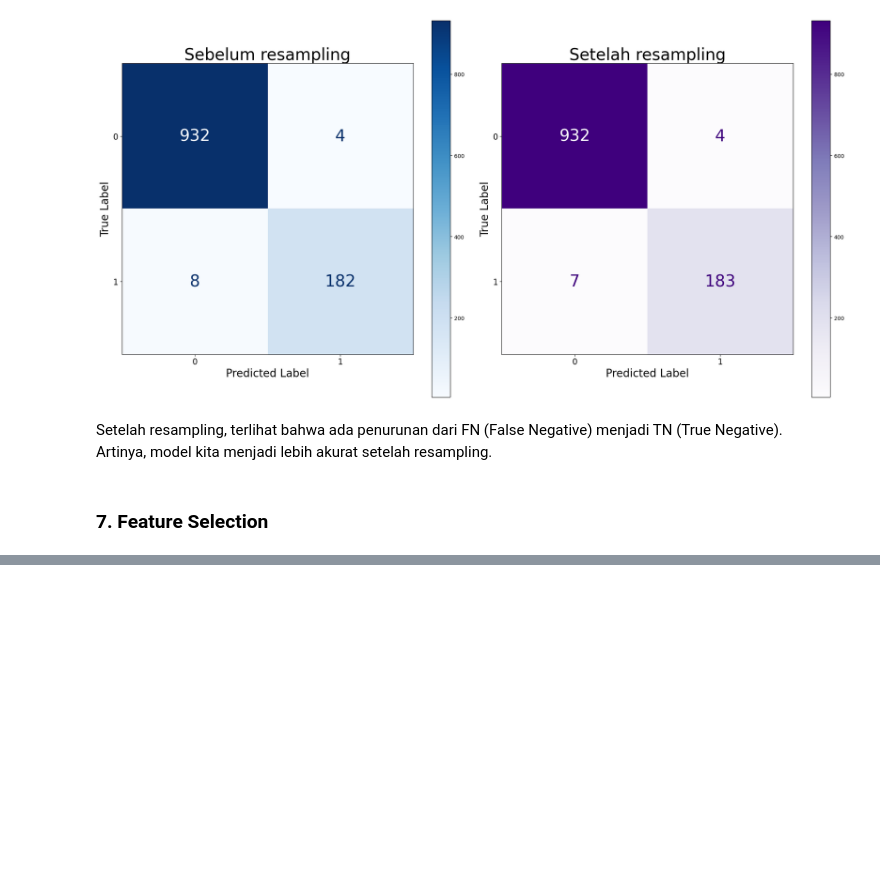
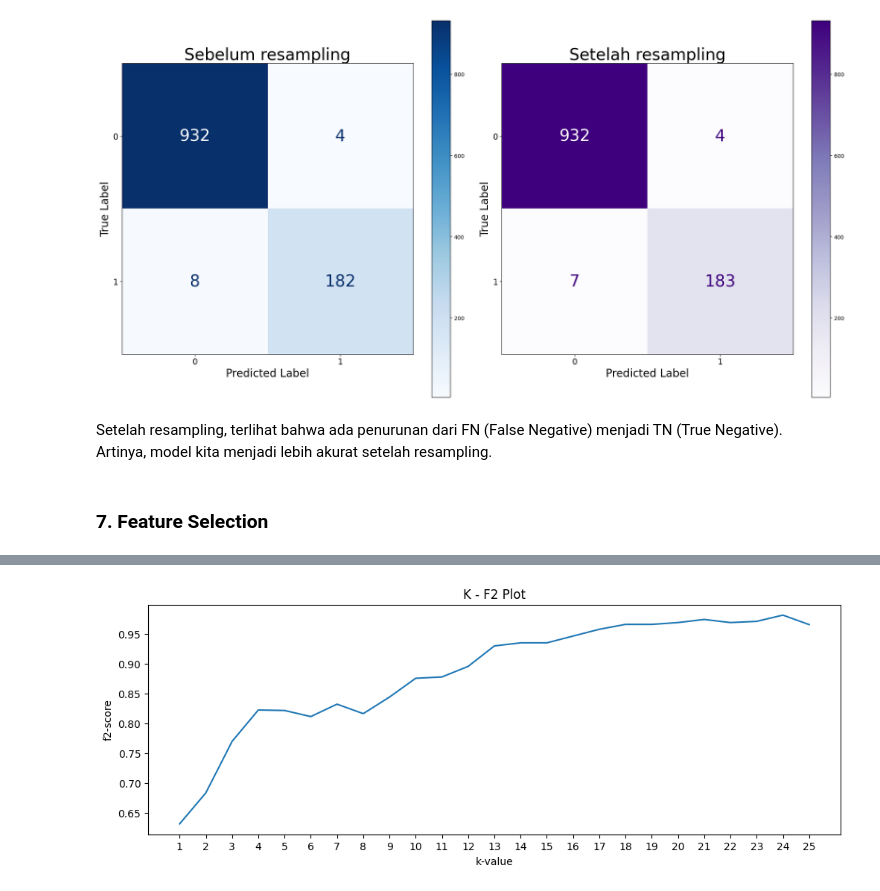
Before and after one commit to tasiamdln/E_Commerce_Churn_Analysis_ML, a Jupyter notebook: E_Commerce_Churn_Classification_and_Data_Analysis.ipynb, the cells around one changed output, grey strips where cells are left out. Drawn from its saved outputs; the diff is of its cells as text; code cells hidden in the pictures; blank space fills up the shorter version.

Commit message:
Update E_Commerce_Churn_Classification_and_Data_Analysis.ipynb
- feature selection completed

```diff
--- a/E_Commerce_Churn_Classification_and_Data_Analysis.ipynb
+++ b/E_Commerce_Churn_Classification_and_Data_Analysis.ipynb
@@ -1074,0 +1103,9 @@ sns.barplot(data=df_imp, x='importance', y='feature');
+# %%
+# visualisation
+plt.figure(figsize=(12,4))
+plt.title('K - F2 Plot')
+sns.lineplot(data=df_ktest, x='k-value', y='f2')
+plt.xticks(list_kval)
+plt.ylabel('f2-score');
+# %% [output]
+[figure, added]
```
Also changed, not shown: parts of 8 cells of this notebook.
